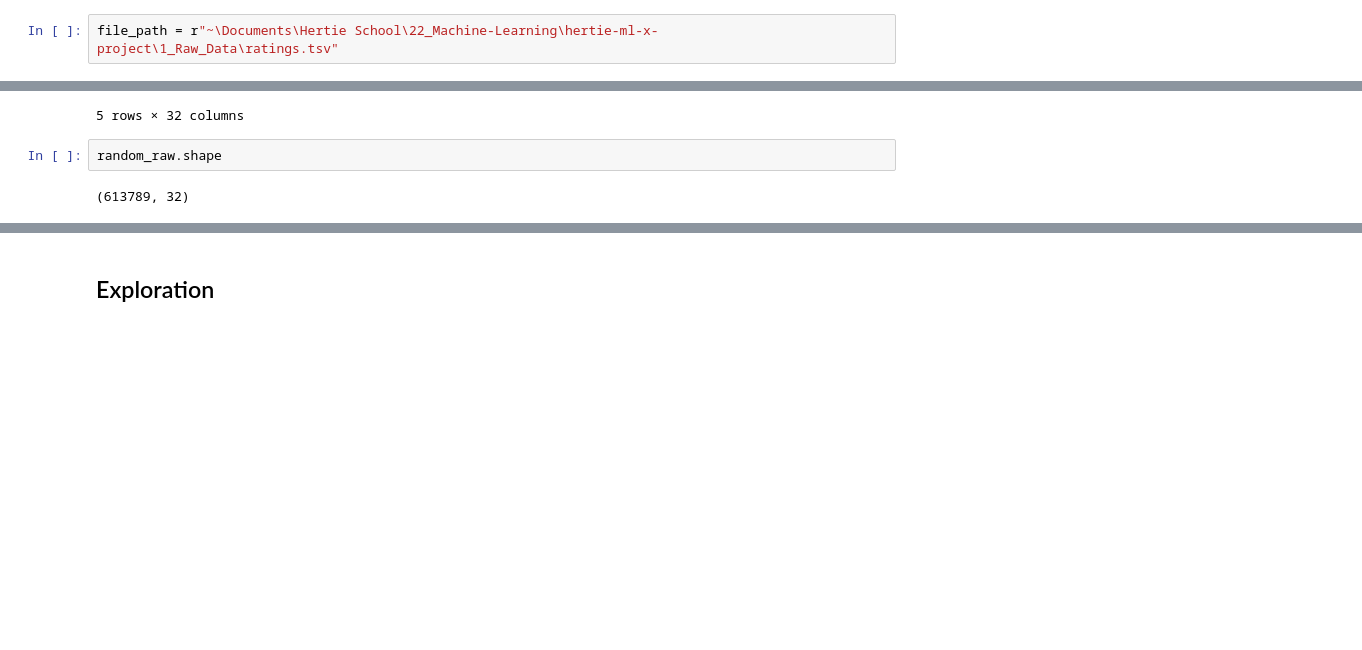
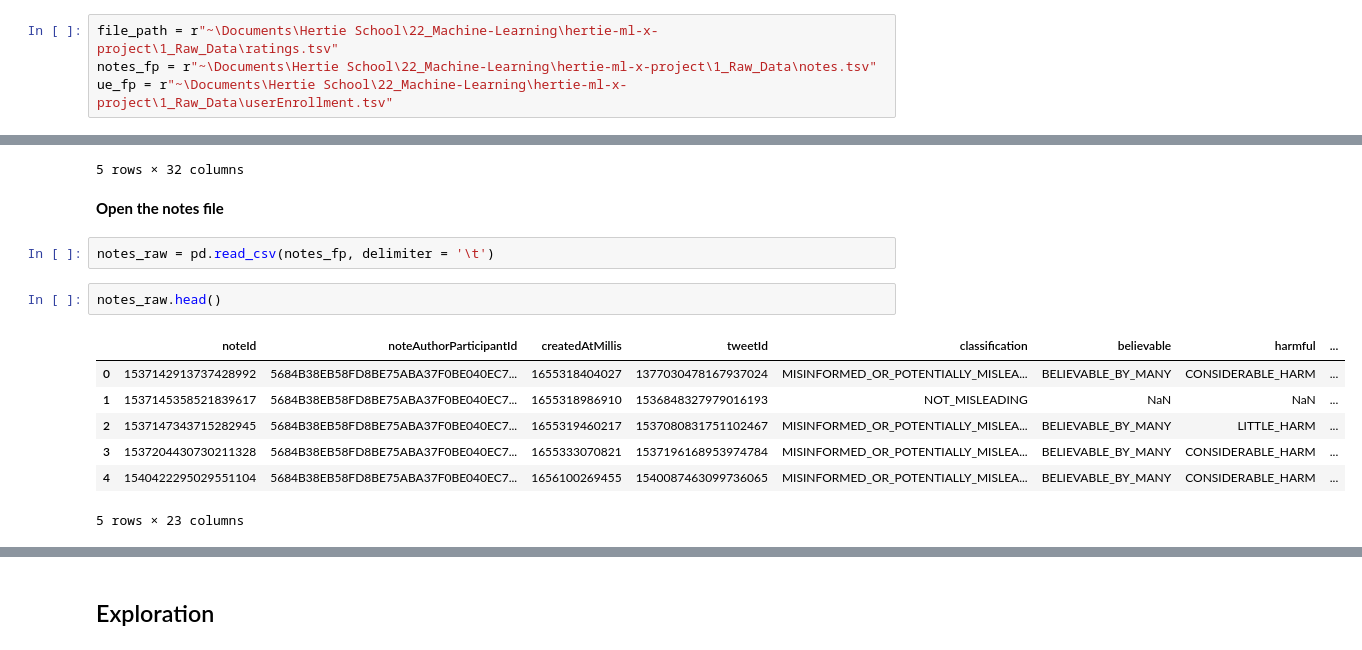
Before and after one commit to RayH-1/hertie-ml-x-project, a Jupyter notebook: 2_Cleaned_Data/21_Code/Data_Cleaning.ipynb, the cells around one changed output, grey strips where cells are left out. Drawn from its saved outputs; the diff is of its cells as text; blank space fills up the shorter version.

```diff
--- a/2_Cleaned_Data/21_Code/Data_Cleaning.ipynb
+++ b/2_Cleaned_Data/21_Code/Data_Cleaning.ipynb
@@ -27,4 +27,6 @@ notHelpfulOffTopic
 **Any null values AFTER random assignment.**
 # %%
 file_path = r"~\Documents\Hertie School\22_Machine-Learning\hertie-ml-x-project\1_Raw_Data\ratings.tsv"
+notes_fp = r"~\Documents\Hertie School\22_Machine-Learning\hertie-ml-x-project\1_Raw_Data\notes.tsv"
+ue_fp = r"~\Documents\Hertie School\22_Machine-Learning\hertie-ml-x-project\1_Raw_Data\userEnrollment.tsv"
 # %% [markdown]
@@ -55,7 +57,17 @@ random_raw.head()
 | 9028062 | 1736556082275778776 | 348A77843E3CF15D4168233C9BA8DF97D... | 1702922758645 | 2 | 0 | 0 | 0 | 0 | ... |
 | 154481 | 1695023741590233289 | 88733EA1B79B5367B033493F21033C00E... | 1693030322913 | 2 | 0 | 0 | 0 | 0 | ... |
 5 rows × 32 columns
-# %%
-random_raw.shape
-# %% [output]
-(613789, 32)
+# %% [markdown]
+**Open the notes file**
+# %%
+notes_raw = pd.read_csv(notes_fp, delimiter = '\t')
+# %%
+notes_raw.head()
+# %% [output]
+|  | noteId | noteAuthorParticipantId | createdAtMillis | tweetId | classification | believable | harmful | ... |
+| 0 | 1537142913737428992 | 5684B38EB58FD8BE75ABA37F0BE040EC7... | 1655318404027 | 1377030478167937024 | MISINFORMED_OR_POTENTIALLY_MISLEA... | BELIEVABLE_BY_MANY | CONSIDERABLE_HARM | ... |
+| 1 | 1537145358521839617 | 5684B38EB58FD8BE75ABA37F0BE040EC7... | 1655318986910 | 1536848327979016193 | NOT_MISLEADING | NaN | NaN | ... |
+| 2 | 1537147343715282945 | 5684B38EB58FD8BE75ABA37F0BE040EC7... | 1655319460217 | 1537080831751102467 | MISINFORMED_OR_POTENTIALLY_MISLEA... | BELIEVABLE_BY_MANY | LITTLE_HARM | ... |
+| 3 | 1537204430730211328 | 5684B38EB58FD8BE75ABA37F0BE040EC7... | 1655333070821 | 1537196168953974784 | MISINFORMED_OR_POTENTIALLY_MISLEA... | BELIEVABLE_BY_MANY | CONSIDERABLE_HARM | ... |
+| 4 | 1540422295029551104 | 5684B38EB58FD8BE75ABA37F0BE040EC7... | 1656100269455 | 1540087463099736065 | MISINFORMED_OR_POTENTIALLY_MISLEA... | BELIEVABLE_BY_MANY | CONSIDERABLE_HARM | ... |
+5 rows × 23 columns
```
Also changed, not shown: parts of 24 cells of this notebook, 2 other files.
